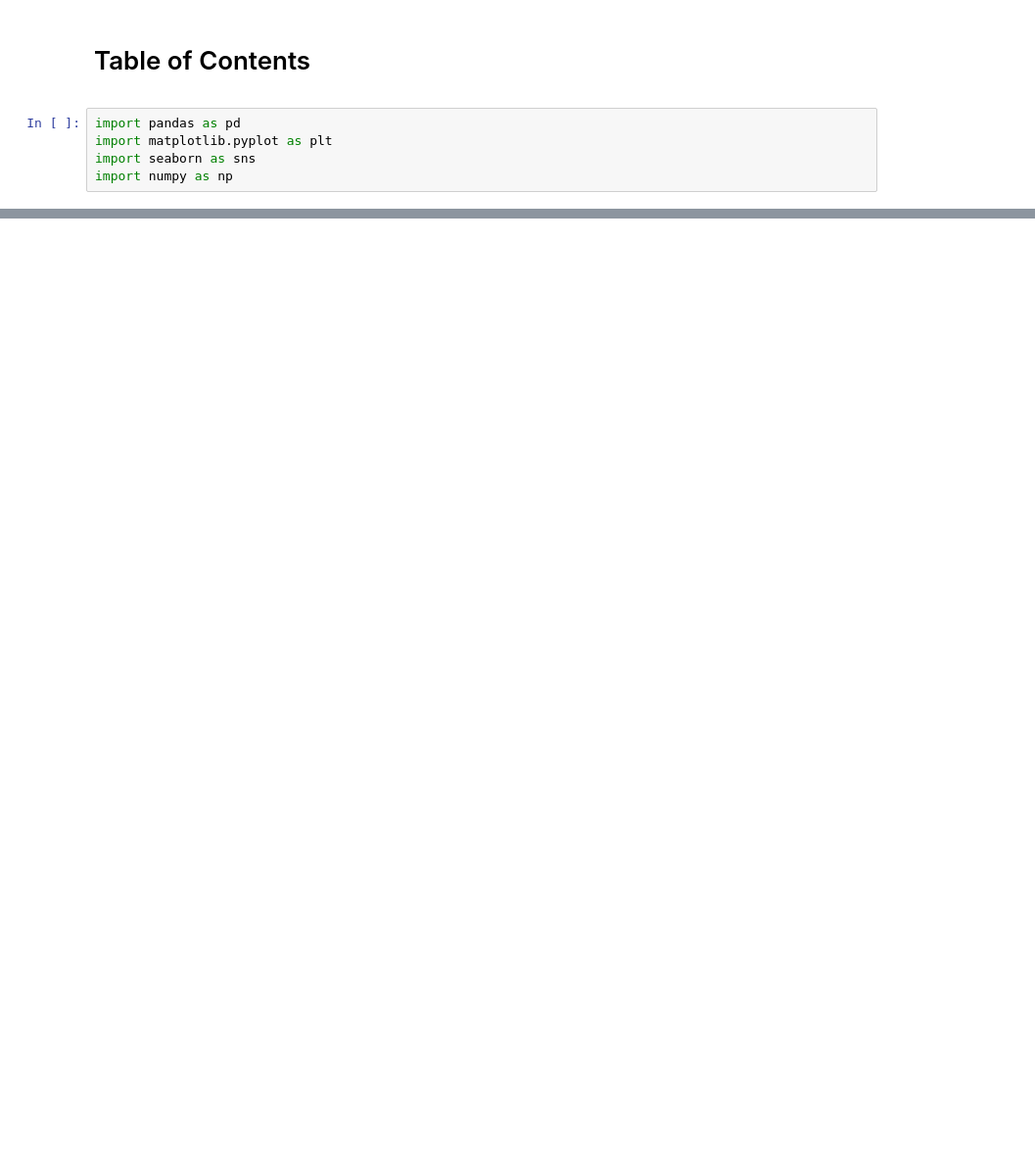
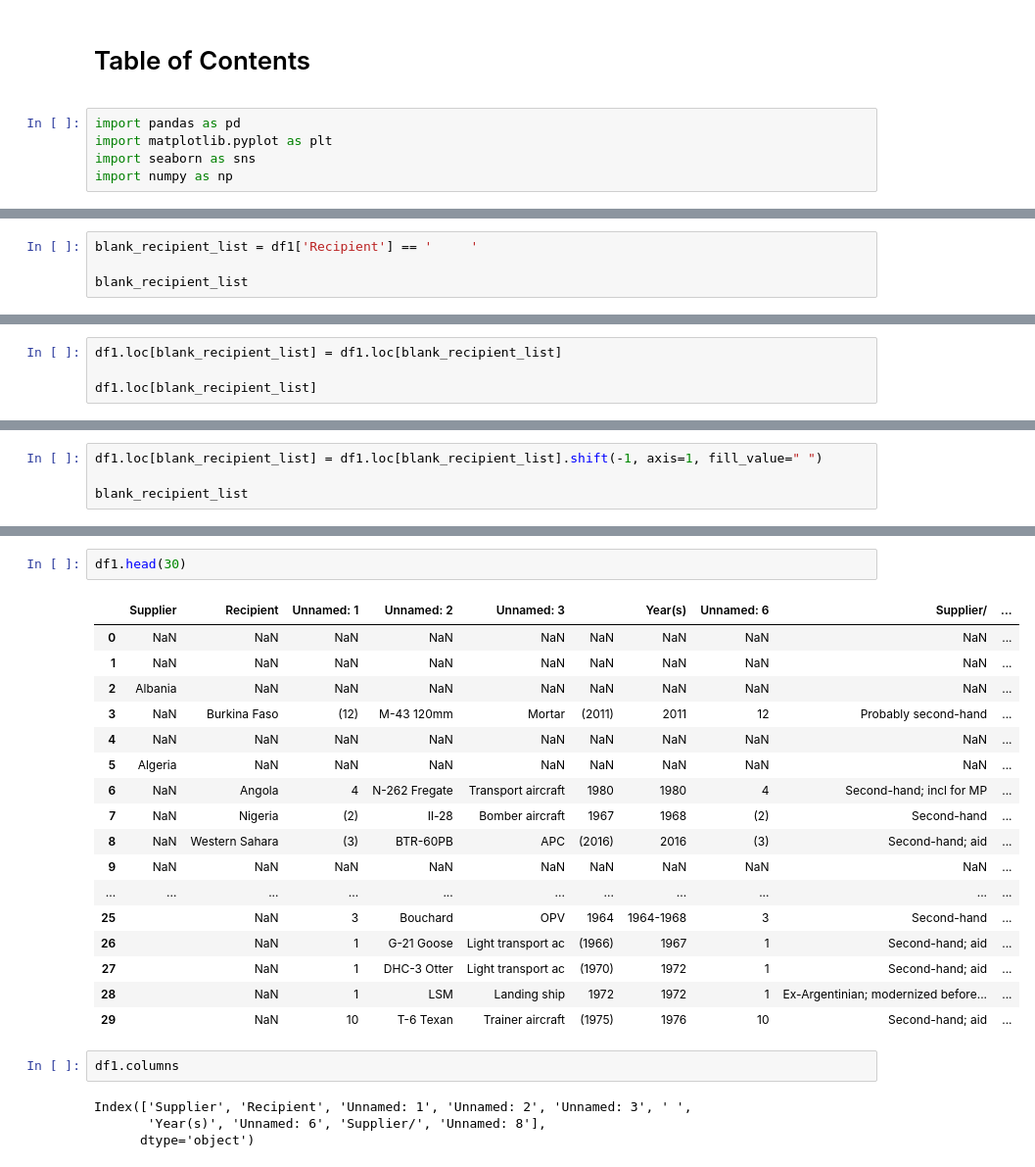
Before and after one commit to MichaelBurak/arms-trade-analysis, a Jupyter notebook: sipri-trades.ipynb, the cells around one changed output, grey strips where cells are left out. Shown: that part at 98% size. Cells and saved outputs as stored; diff of their text form; blank space fills up the shorter version.

```diff
--- a/sipri-trades.ipynb
+++ b/sipri-trades.ipynb
@@ -31,0 +423,4 @@ df.head(20)
+# %%
+blank_recipient_list = df1['Recipient'] == '     '
+
+blank_recipient_list
@@ -31,0 +440,4 @@ df.head(20)
+# %%
+df1.loc[blank_recipient_list] = df1.loc[blank_recipient_list]
+
+df1.loc[blank_recipient_list]
@@ -31,0 +458,4 @@ df.head(20)
+# %%
+df1.loc[blank_recipient_list] = df1.loc[blank_recipient_list].shift(-1, axis=1, fill_value=" ")
+
+blank_recipient_list
@@ -31,0 +491,26 @@ df.head(20)
+# %%
+df1.head(30)
+# %% [output]
+|  | Supplier | Recipient | Unnamed: 1 | Unnamed: 2 | Unnamed: 3 |  | Year(s) | Unnamed: 6 | Supplier/ | ... |
+| 0 | NaN | NaN | NaN | NaN | NaN | NaN | NaN | NaN | NaN | ... |
+| 1 | NaN | NaN | NaN | NaN | NaN | NaN | NaN | NaN | NaN | ... |
+| 2 | Albania | NaN | NaN | NaN | NaN | NaN | NaN | NaN | NaN | ... |
+| 3 | NaN | Burkina Faso | (12) | M-43 120mm | Mortar | (2011) | 2011 | 12 | Probably second-hand | ... |
+| 4 | NaN | NaN | NaN | NaN | NaN | NaN | NaN | NaN | NaN | ... |
+| 5 | Algeria | NaN | NaN | NaN | NaN | NaN | NaN | NaN | NaN | ... |
+| 6 | NaN | Angola | 4 | N-262 Fregate | Transport aircraft | 1980 | 1980 | 4 | Second-hand; incl for MP | ... |
+| 7 | NaN | Nigeria | (2) | Il-28 | Bomber aircraft | 1967 | 1968 | (2) | Second-hand | ... |
+| 8 | NaN | Western Sahara | (3) | BTR-60PB | APC | (2016) | 2016 | (3) | Second-hand; aid | ... |
+| 9 | NaN | NaN | NaN | NaN | NaN | NaN | NaN | NaN | NaN | ... |
+| ... | ... | ... | ... | ... | ... | ... | ... | ... | ... | ... |
+| 25 |  | NaN | 3 | Bouchard | OPV | 1964 | 1964-1968 | 3 | Second-hand | ... |
+| 26 |  | NaN | 1 | G-21 Goose | Light transport ac | (1966) | 1967 | 1 | Second-hand; aid | ... |
+| 27 |  | NaN | 1 | DHC-3 Otter | Light transport ac | (1970) | 1972 | 1 | Second-hand; aid | ... |
+| 28 |  | NaN | 1 | LSM | Landing ship | 1972 | 1972 | 1 | Ex-Argentinian; modernized before... | ... |
+| 29 |  | NaN | 10 | T-6 Texan | Trainer aircraft | (1975) | 1976 | 10 | Second-hand; aid | ... |
+# %%
+df1.columns
+# %% [output]
+Index(['Supplier', 'Recipient', 'Unnamed: 1', 'Unnamed: 2', 'Unnamed: 3', ' ',
+       'Year(s)', 'Unnamed: 6', 'Supplier/', 'Unnamed: 8'],
+      dtype='object')
```
Also changed, not shown: parts of 40 cells of this notebook, 1 other file.
